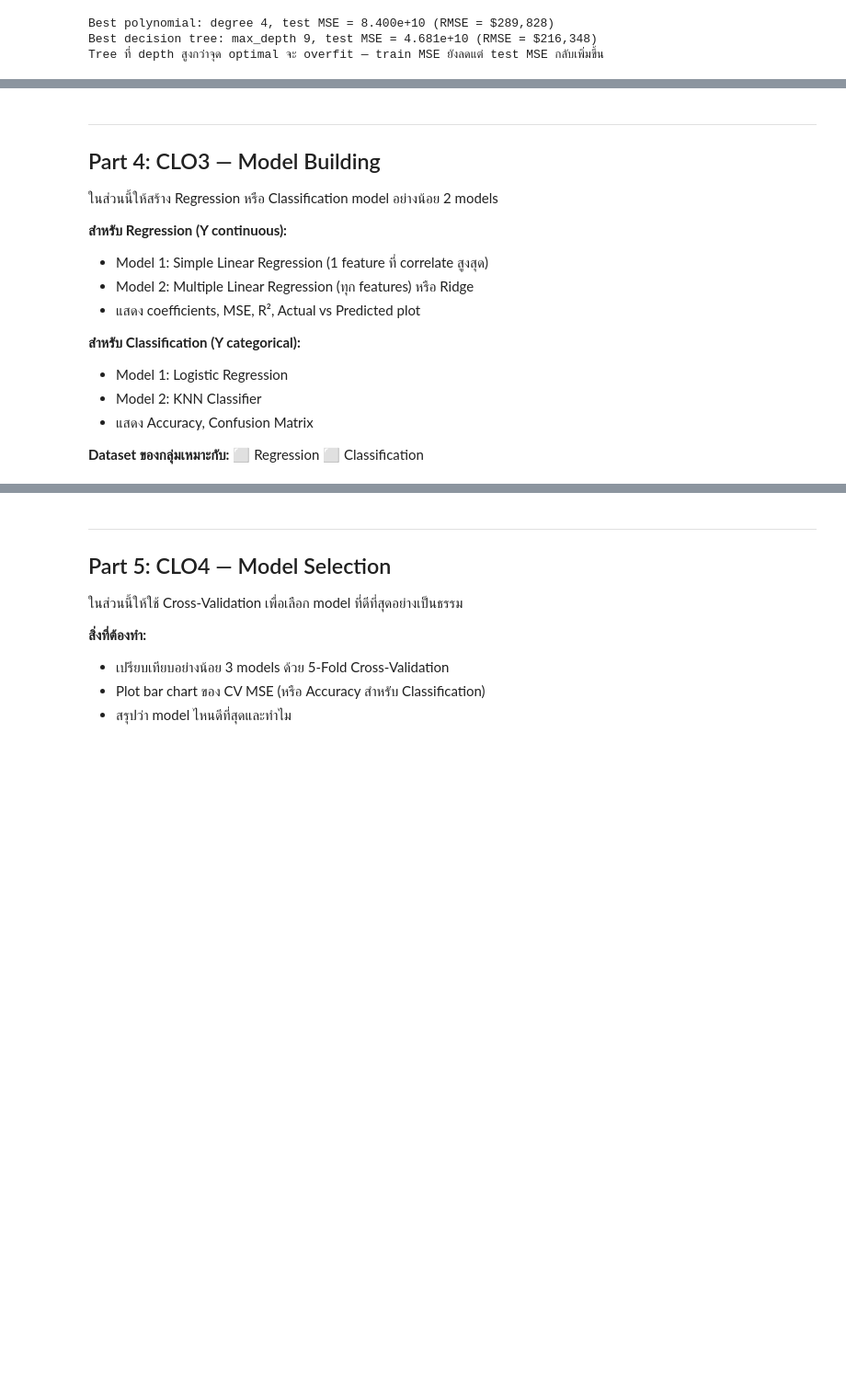
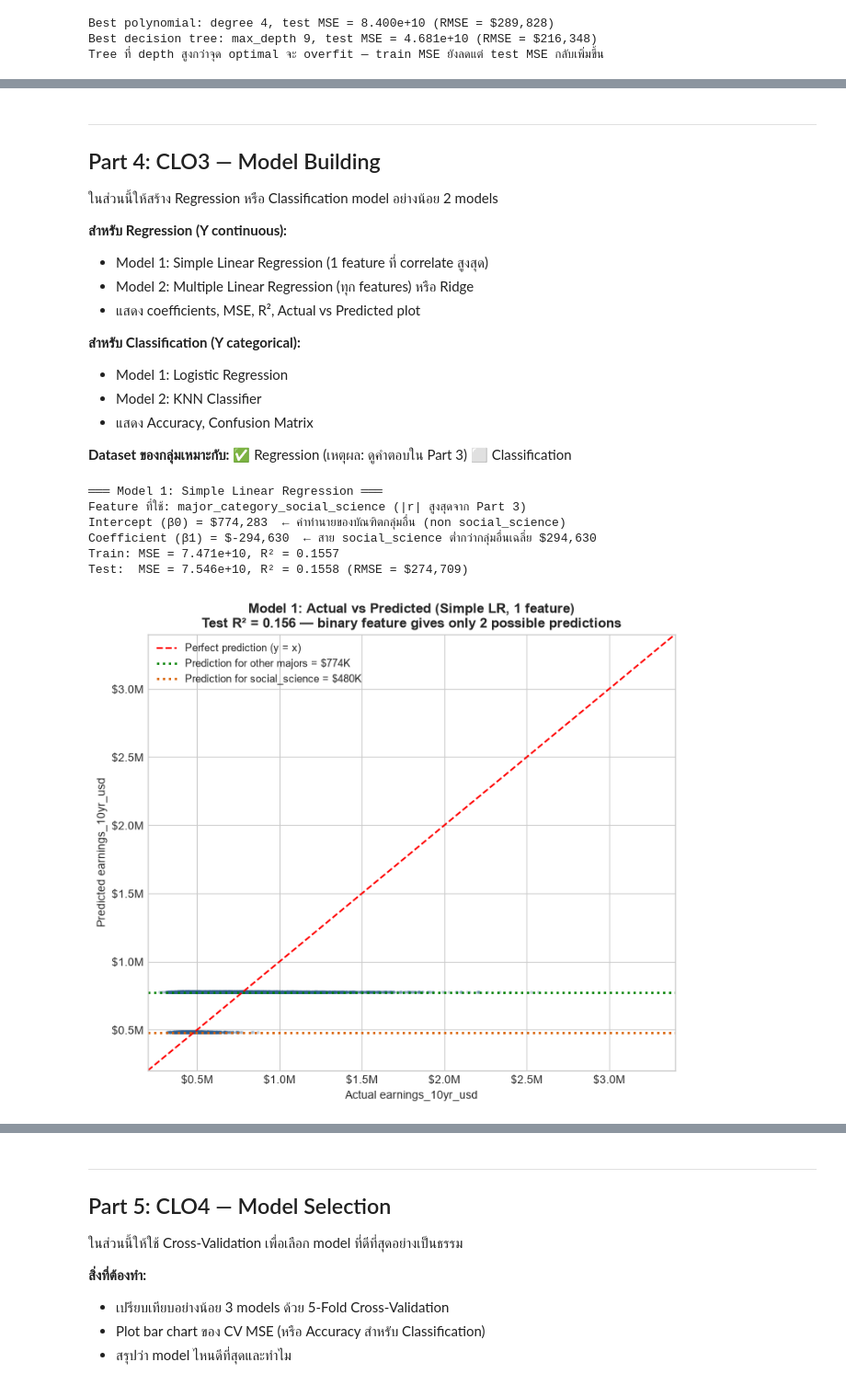
Before and after one commit to Thanawattho68-bit/Math-Project-1-26, a Jupyter notebook: lab15_project_template.ipynb, the cells around one changed output, grey strips where cells are left out. Shown at 92% size. Drawn from its saved outputs; the diff is of its cells as text; code cells hidden in the pictures; blank space fills up the shorter version.

```diff
--- a/lab15_project_template.ipynb
+++ b/lab15_project_template.ipynb
@@ -694,16 +688,64 @@ Tree ที่ depth สูงกว่าจุด optimal จะ overfit — t
 - Model 2: KNN Classifier
 - แสดง Accuracy, Confusion Matrix
 
-**Dataset ของกลุ่มเหมาะกับ:** ⬜ Regression  ⬜ Classification
+**Dataset ของกลุ่มเหมาะกับ:** ✅ Regression (เหตุผล: ดูคำตอบใน Part 3)  ⬜ Classification
 # %%
 # ─── CLO3: Model 1 ─────────────────────────────────────────────────
-# วัตถุประสงค์: [ระบุว่า Model 1 คืออะไร]
+# วัตถุประสงค์: Simple Linear Regression ด้วย feature เดียวที่ correlate กับ target สูงสุด
+# จากการวิเคราะห์ใน Part 3 feature ที่มี |r| สูงสุดคือ major_category_social_science (r = -0.40)
+# (ส่วน institution_selectivity_pctile +0.24 เป็นตัวแปรต่อเนื่องที่สูงสุด)
+from matplotlib.ticker import FuncFormatter
+from sklearn.model_selection import train_test_split
+from sklearn.linear_model import LinearRegression
+from sklearn.metrics import mean_squared_error, r2_score
 
-# TODO:
-# X_train, X_test, y_train, y_test = train_test_split(...)
-# model1 = ???
-# model1.fit(X_train, y_train)
-# ...
-pass
+# ใช้ train/test split ชุดเดียวกับ Part 3 (random_state=42) เพื่อให้เปรียบเทียบกันได้
+X_all = df_encoded[feature_cols].values.astype(float)
+y = df_encoded[target_col].values.astype(float)
+X_tr, X_te, y_tr, y_te = train_test_split(X_all, y, test_size=0.2, random_state=42)
+
+top_feature = 'major_category_social_science'
+fi = feature_cols.index(top_feature)
+model1 = LinearRegression().fit(X_tr[:, [fi]], y_tr)
+pred1_tr = model1.predict(X_tr[:, [fi]])
+pred1_te = model1.predict(X_te[:, [fi]])
+
+print('═══ Model 1: Simple Linear Regression ═══')
+print(f'Feature ที่ใช้: {top_feature} (|r| สูงสุดจาก Part 3)')
+print(f'Intercept (β0) = ${model1.intercept_:,.0f}  ← ค่าทำนายของบัณฑิตกลุ่มอื่น (non social_science)')
+print(f'Coefficient (β1) = ${model1.coef_[0]:,.0f}  ← สาย social_science ต่ำกว่ากลุ่มอื่นเฉลี่ย ${-model1.coef_[0]:,.0f}')
+m1_train = {'MSE': mean_squared_error(y_tr, pred1_tr), 'R2': r2_score(y_tr, pred1_tr)}
+m1_test = {'MSE': mean_squared_error(y_te, pred1_te), 'R2': r2_score(y_te, pred1_te)}
+print(f'Train: MSE = {m1_train["MSE"]:.3e}, R² = {m1_train["R2"]:.4f}')
+print(f'Test:  MSE = {m1_test["MSE"]:.3e}, R² = {m1_test["R2"]:.4f} (RMSE = ${np.sqrt(m1_test["MSE"]):,.0f})')
+
+money = FuncFormatter(lambda x, pos: f'${x/1e6:.1f}M')
+lims = [2e5, 3.4e6]
+
+fig, ax = plt.subplots(figsize=(7.5, 6.5))
+ax.scatter(y_te, pred1_te, s=8, alpha=0.25, color='#2b5c8f', edgecolors='none')
+ax.plot(lims, lims, 'r--', linewidth=1.5, label='Perfect prediction (y = x)')
+ax.axhline(model1.intercept_, color='green', linestyle=':', linewidth=2,
+           label=f'Prediction for other majors = ${model1.intercept_/1000:,.0f}K')
+ax.axhline(model1.intercept_ + model1.coef_[0], color='#d95f02', linestyle=':', linewidth=2,
+           label=f'Prediction for social_science = ${(model1.intercept_ + model1.coef_[0])/1000:,.0f}K')
+ax.set_xlim(lims); ax.set_ylim(lims)
+ax.xaxis.set_major_formatter(money); ax.yaxis.set_major_formatter(money)
+ax.set_xlabel('Actual earnings_10yr_usd')
+ax.set_ylabel('Predicted earnings_10yr_usd')
+ax.set_title(f'Model 1: Actual vs Predicted (Simple LR, 1 feature)\n'
+             f'Test R² = {m1_test["R2"]:.3f} — binary feature gives only 2 possible predictions',
+             fontsize=12, fontweight='bold')
+ax.legend(fontsize=9, loc='upper left')
+plt.tight_layout()
+plt.show()
+# %% [output]
+═══ Model 1: Simple Linear Regression ═══
+Feature ที่ใช้: major_category_social_science (|r| สูงสุดจาก Part 3)
+Intercept (β0) = $774,283  ← ค่าทำนายของบัณฑิตกลุ่มอื่น (non social_science)
+Coefficient (β1) = $-294,630  ← สาย social_science ต่ำกว่ากลุ่มอื่นเฉลี่ย $294,630
+Train: MSE = 7.471e+10, R² = 0.1557
+Test:  MSE = 7.546e+10, R² = 0.1558 (RMSE = $274,709)
+[figure, added]
 # %%
 # ─── CLO3: Model 2 ─────────────────────────────────────────────────
```
Also changed, not shown: parts of 6 cells of this notebook.
